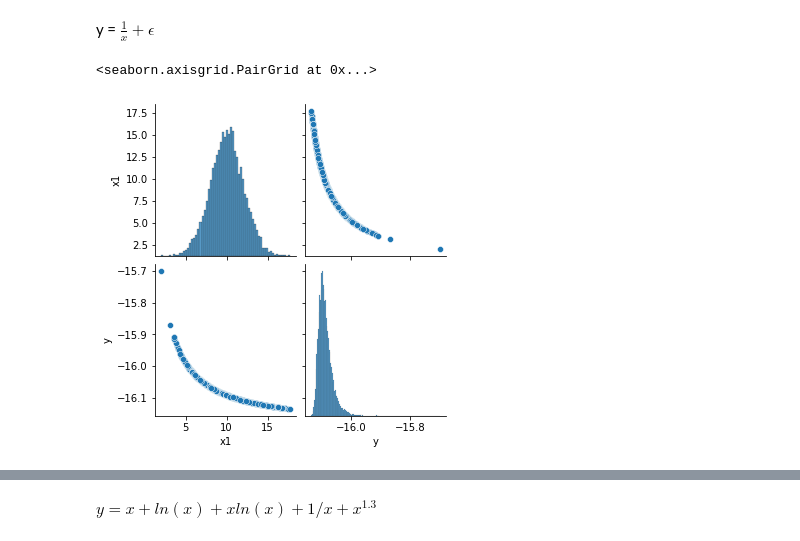
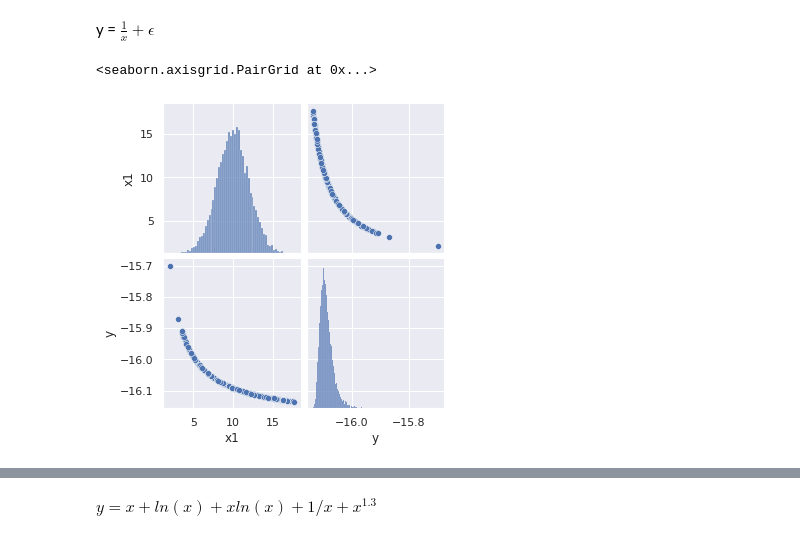
Before and after one commit to uumami/workshop_riskmathics, a Jupyter notebook: riskmathics_intro.ipynb, the cells around one changed output, grey strips where cells are left out. Drawn from its saved outputs; the diff is of its cells as text; code cells hidden in the pictures.

```diff
--- a/riskmathics_intro.ipynb
+++ b/riskmathics_intro.ipynb
@@ -26,6 +26,8 @@ from sklearn.metrics import mean_squared_error, r2_score
 
 import warnings
 warnings.filterwarnings('ignore')
+
+sns.set(rc={'figure.figsize':(16,6)})
 # %% [markdown]
 # Aproximacion de f
 # %%
@@ -126,22 +117,23 @@ Intercepto: -0.009854484630884505
 # %% [markdown]
 y = $ \frac{1}{x} + \epsilon$
 # %%
-d# Semilla para replicacion de resultados
+sns.set(rc={'figure.figsize':(16,6)})
+# Semilla para replicacion de resultados
 np.random.seed(589)
 N = 10000
 # Matriz de Diseño
 X = np.random.normal(10,2,size=(N,1))
 eps = np.random.normal(0,10)
 # Simulacion de Y
 Y = 1/X + eps
 Y = Y.reshape(-1)
 
 df = pd.DataFrame(data=X, columns=['x1'])
 df['y'] = Y
 sns.pairplot(df)
 # %% [output]
 <seaborn.axisgrid.PairGrid at 0x...>
-[figure, old version]
+[figure, new version]
 # %%
 foo_regresion(X,Y)
 # %% [output]
```
Also changed, not shown: parts of 29 cells of this notebook.
